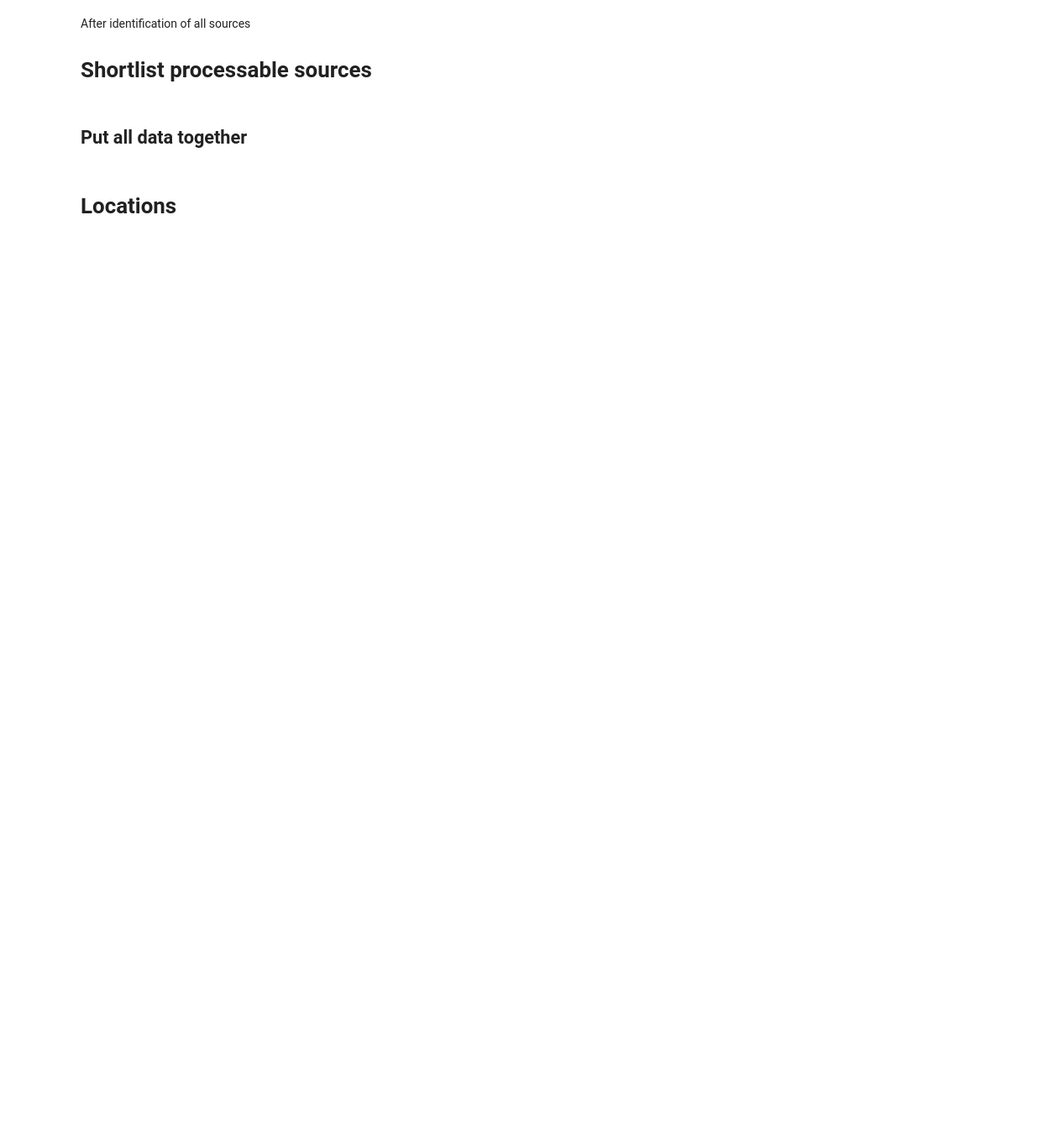
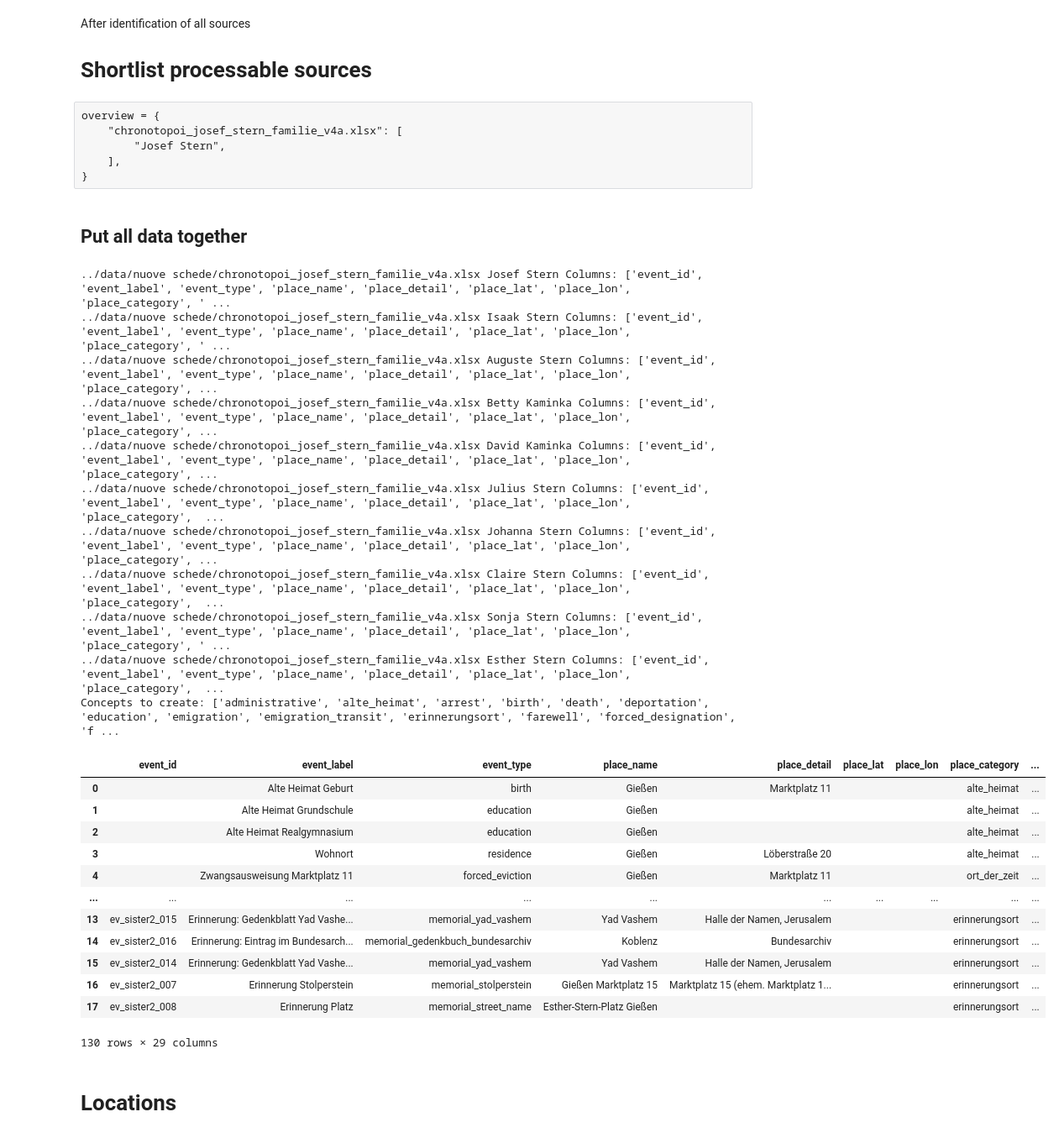
Before and after one commit to mapto/memorymap-toolkit-motm, a Jupyter notebook: notebook/chronotopi-v4.ipynb, the cells around one changed output. Shown at 84% size. Drawn from its saved outputs; the diff is of its cells as text; code cells hidden in the pictures; blank space fills up the shorter version.

Commit message:
Fixed metadata family - which rows to read

```diff
--- a/notebook/chronotopi-v4.ipynb
+++ b/notebook/chronotopi-v4.ipynb
@@ -24,12 +26,3 @@ chrono_schede
 ## A list of individual sources for experimentation
 
 ignored in the oveall logic
-# %%
-# current = "bruenn_jehoshua_IS_S_00028/chronotopoi_bruenn_jehoshua_bozza.xlsx"
-# current = "david_ruth_FEGB_E_00007/chronotopi_ruth_david_FEGB_E_00007.xlsx"
-# current = "bruenn_ charlotte_IS_S_00027/chronotopi_charlotte_bruenn_IS_S_00027 (file revisionato).xlsx"
-# current = "stern_IS_S_00142/chronotopi_josef_stern_IS_S_00142.xlsx"
-current = "chronotopoi_josef_stern_familie_v4a.xlsx"
-
-chrono_schede = [s for s in chrono_schede if current in s]
-chrono_schede
@@ -43,0 +38,8 @@ overview
+# %%
+import openpyxl
+
+overview = {}
+for s in chrono_schede:
+    wb = openpyxl.load_workbook(s)
+    overview[s] = wb.sheetnames
+overview
@@ -45,12 +60,12 @@ overview
 After identification of all sources
 
 # Shortlist processable sources
-# %%
-overview = {
-    "chronotopoi_josef_stern_familie_v4a.xlsx": [
-        "Josef Stern",
-    ],
-}
+# %% [raw]
+overview = {
+    "chronotopoi_josef_stern_familie_v4a.xlsx": [
+        "Josef Stern",
+    ],
+}
 # %% [markdown]
 ## Put all data together
 # %%
@@ -58,15 +73,18 @@ first = True
 df_list = []
 for k, v in overview.items():
     for s in v:
+        if s.startswith("_"):
+            continue
         # Extract name from k: try both nested path (for schede mappatura) and filename (for nuove schede)
-        name = k.split("/")[0] if "/" in k else k
+        name = k.split("/")[-1] if "/" in k else k
         # print(k,s)
+        # name = s
         if name in skip:
             df = pd.read_excel(
-                root_path + k, sheet_name=s, skiprows=skip[name]["rows"]
+                k, sheet_name=s, skiprows=skip[name]["rows"]
             ).iloc[:, skip[name]["cols"] :]
         else:
-            df = pd.read_excel(root_path + k, sheet_name=s)
+            df = pd.read_excel(k, sheet_name=s)
 
         print(k, s, f"Columns: {list(df.columns)}")
 
@@ -103,37 +121,61 @@ for k, v in overview.items():
             # New format with proper column names - use as-is
             pass
 
-        df["protagonist"] = name
         df["name"] = s
         df_list += [df]
 df = pd.concat(df_list, axis=0).astype(str)
 df.fillna("", inplace=True)
 
 # Track start/end locations: end_location = current row's place,
 # start_location = previous event's place (per person)
 start_locations = []
 prev_location = {}  # protagonist → last place_name
 for _, row in df.iterrows():
-    person = row["protagonist"]
+    person = row["name"]
     end_loc = row["place_name"].strip()
     start_loc = prev_location.get(person, end_loc)  # fallback to same as end
     start_locations.append(start_loc)
     if end_loc:
         prev_location[person] = end_loc
 df["start_location"] = start_locations
 df["end_location"] = df["place_name"]
 
 # Collect concepts from event_type, place_type, place_category
 concept_labels = set()
 for col in ["event_type", "place_category"]:  # Adjusted for new columns
     if col in df.columns:
         for val in df[col]:
             v = val.strip() if isinstance(val, str) else str(val).strip()
             if v and v not in ("nan", "None", ""):
                 concept_labels.add(v)
 print(f"Concepts to create: {sorted(concept_labels)}")
 
 df
+# %% [output]
+../data/nuove schede/chronotopoi_josef_stern_familie_v4a.xlsx Josef Stern Columns: ['event_id', 'event_label', 'event_type', 'place_name', 'place_detail', 'place_lat', 'place_lon', 'place_category', ' ...
+../data/nuove schede/chronotopoi_josef_stern_familie_v4a.xlsx Isaak Stern Columns: ['event_id', 'event_label', 'event_type', 'place_name', 'place_detail', 'place_lat', 'place_lon', 'place_category', ' ...
+../data/nuove schede/chronotopoi_josef_stern_familie_v4a.xlsx Auguste Stern Columns: ['event_id', 'event_label', 'event_type', 'place_name', 'place_detail', 'place_lat', 'place_lon', 'place_category', ...
+../data/nuove schede/chronotopoi_josef_stern_familie_v4a.xlsx Betty Kaminka Columns: ['event_id', 'event_label', 'event_type', 'place_name', 'place_detail', 'place_lat', 'place_lon', 'place_category', ...
+../data/nuove schede/chronotopoi_josef_stern_familie_v4a.xlsx David Kaminka Columns: ['event_id', 'event_label', 'event_type', 'place_name', 'place_detail', 'place_lat', 'place_lon', 'place_category', ...
+../data/nuove schede/chronotopoi_josef_stern_familie_v4a.xlsx Julius Stern Columns: ['event_id', 'event_label', 'event_type', 'place_name', 'place_detail', 'place_lat', 'place_lon', 'place_category',  ...
+../data/nuove schede/chronotopoi_josef_stern_familie_v4a.xlsx Johanna Stern Columns: ['event_id', 'event_label', 'event_type', 'place_name', 'place_detail', 'place_lat', 'place_lon', 'place_category', ...
+../data/nuove schede/chronotopoi_josef_stern_familie_v4a.xlsx Claire Stern Columns: ['event_id', 'event_label', 'event_type', 'place_name', 'place_detail', 'place_lat', 'place_lon', 'place_category',  ...
+../data/nuove schede/chronotopoi_josef_stern_familie_v4a.xlsx Sonja Stern Columns: ['event_id', 'event_label', 'event_type', 'place_name', 'place_detail', 'place_lat', 'place_lon', 'place_category', ' ...
+../data/nuove schede/chronotopoi_josef_stern_familie_v4a.xlsx Esther Stern Columns: ['event_id', 'event_label', 'event_type', 'place_name', 'place_detail', 'place_lat', 'place_lon', 'place_category',  ...
+Concepts to create: ['administrative', 'alte_heimat', 'arrest', 'birth', 'death', 'deportation', 'education', 'emigration', 'emigration_transit', 'erinnerungsort', 'farewell', 'forced_designation', 'f ...
+|  | event_id | event_label | event_type | place_name | place_detail | place_lat | place_lon | place_category | ... |
+| 0 |  | Alte Heimat Geburt | birth | Gießen | Marktplatz 11 |  |  | alte_heimat | ... |
+| 1 |  | Alte Heimat Grundschule | education | Gießen |  |  |  | alte_heimat | ... |
+| 2 |  | Alte Heimat Realgymnasium | education | Gießen |  |  |  | alte_heimat | ... |
+| 3 |  | Wohnort | residence | Gießen | Löberstraße 20 |  |  | alte_heimat | ... |
+| 4 |  | Zwangsausweisung Marktplatz 11 | forced_eviction | Gießen | Marktplatz 11 |  |  | ort_der_zeit | ... |
+| ... | ... | ... | ... | ... | ... | ... | ... | ... | ... |
+| 13 | ev_sister2_015 | Erinnerung: Gedenkblatt Yad Vashe... | memorial_yad_vashem | Yad Vashem | Halle der Namen, Jerusalem |  |  | erinnerungsort | ... |
+| 14 | ev_sister2_016 | Erinnerung: Eintrag im Bundesarch... | memorial_gedenkbuch_bundesarchiv | Koblenz | Bundesarchiv |  |  | erinnerungsort | ... |
+| 15 | ev_sister2_014 | Erinnerung: Gedenkblatt Yad Vashe... | memorial_yad_vashem | Yad Vashem | Halle der Namen, Jerusalem |  |  | erinnerungsort | ... |
+| 16 | ev_sister2_007 | Erinnerung Stolperstein | memorial_stolperstein | Gießen Marktplatz 15 | Marktplatz 15 (ehem. Marktplatz 1... |  |  | erinnerungsort | ... |
+| 17 | ev_sister2_008 | Erinnerung Platz | memorial_street_name | Esther-Stern-Platz Gießen |  |  |  | erinnerungsort | ... |
+130 rows × 29 columns
 # %% [markdown]
 # Locations
 # %%
```
Also changed, not shown: parts of 15 cells of this notebook, 14 other files.
